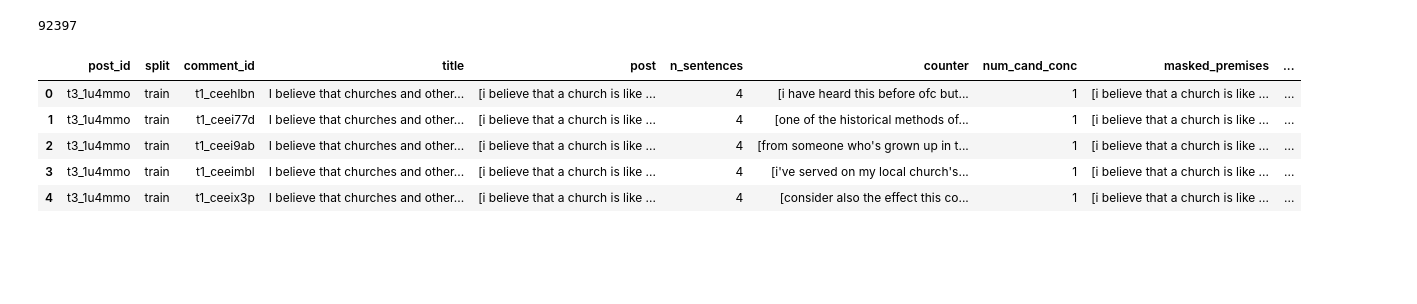
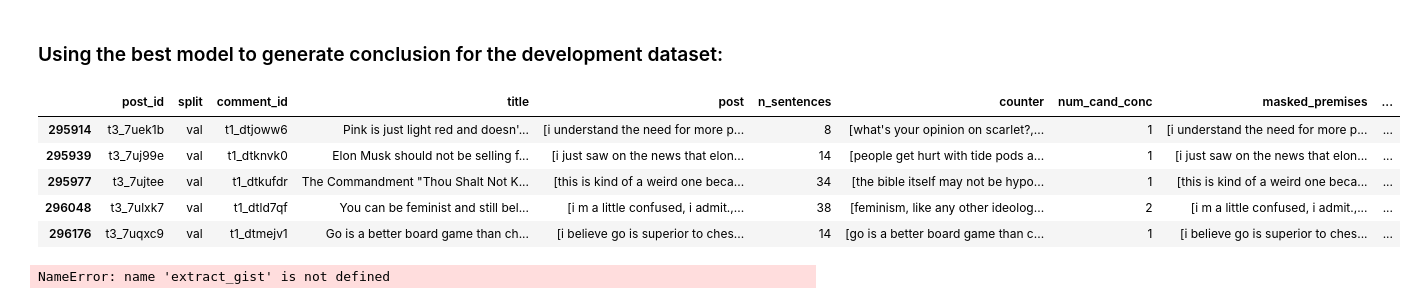
Before and after one commit to webis-de/eacl23-conclusion-based-counter-argument-generation, a Jupyter notebook: notebooks/arglexrank-generate-conclusions.ipynb, the cells around one changed output. Drawn from its saved outputs; the diff is of its cells as text; code cells hidden in the pictures; blank space fills up the shorter version.

```diff
--- a/notebooks/arglexrank-generate-conclusions.ipynb
+++ b/notebooks/arglexrank-generate-conclusions.ipynb
@@ -12 +96,18 @@ pd.set_option('display.max_colwidth', None)
+# %% [markdown]
+### Using the best model to generate conclusion for the development dataset:
+# %%
+valid_df = pd.read_pickle('../../../data-ceph/arguana/arg-generation/multi-taks-counter-argument-generation/reddit_data/conclusion_and_ca_generation/valid_conclusion_comp_remove_75sem_perc_with_targets.pkl')
+unique_valid_posts = valid_df.drop_duplicates('post_id')
+unique_valid_posts.head()
+# %% [output]
+|  | post_id | split | comment_id | title | post | n_sentences | counter | num_cand_conc | masked_premises | ... |
+| 295914 | t3_7uek1b | val | t1_dtjoww6 | Pink is just light red and doesn'... | [i understand the need for more p... | 8 | [what's your opinion on scarlet?,... | 1 | [i understand the need for more p... | ... |
+| 295939 | t3_7uj99e | val | t1_dtknvk0 | Elon Musk should not be selling f... | [i just saw on the news that elon... | 14 | [people get hurt with tide pods a... | 1 | [i just saw on the news that elon... | ... |
+| 295977 | t3_7ujtee | val | t1_dtkufdr | The Commandment "Thou Shalt Not K... | [this is kind of a weird one beca... | 34 | [the bible itself may not be hypo... | 1 | [this is kind of a weird one beca... | ... |
+| 296048 | t3_7ulxk7 | val | t1_dtld7qf | You can be feminist and still bel... | [i m a little confused, i admit.,... | 38 | [feminism, like any other ideolog... | 2 | [i m a little confused, i admit.,... | ... |
+| 296176 | t3_7uqxc9 | val | t1_dtmejv1 | Go is a better board game than ch... | [i believe go is superior to ches... | 14 | [go is a better board game than c... | 1 | [i believe go is superior to ches... | ... |
+# %%
+unique_valid_posts['arglex_rank_conclusion'] = unique_valid_posts['masked_premises'].apply(lambda x : extract_gist(model, x, p=0.5))
+# %% [output]
+NameError: name 'extract_gist' is not defined
 # %%
@@ -14,13 +114,0 @@ train_df = pd.read_pickle('../../../data-ceph/arguana/arg-generation/multi-taks-
-# %%
-len(train_df)
-# %% [output]
-92397
-# %%
-train_df.head()
-# %% [output]
-|  | post_id | split | comment_id | title | post | n_sentences | counter | num_cand_conc | masked_premises | ... |
-| 0 | t3_1u4mmo | train | t1_ceehlbn | I believe that churches and other... | [i believe that a church is like ... | 4 | [i have heard this before ofc but... | 1 | [i believe that a church is like ... | ... |
-| 1 | t3_1u4mmo | train | t1_ceei77d | I believe that churches and other... | [i believe that a church is like ... | 4 | [one of the historical methods of... | 1 | [i believe that a church is like ... | ... |
-| 2 | t3_1u4mmo | train | t1_ceei9ab | I believe that churches and other... | [i believe that a church is like ... | 4 | [from someone who's grown up in t... | 1 | [i believe that a church is like ... | ... |
-| 3 | t3_1u4mmo | train | t1_ceeimbl | I believe that churches and other... | [i believe that a church is like ... | 4 | [i've served on my local church's... | 1 | [i believe that a church is like ... | ... |
-| 4 | t3_1u4mmo | train | t1_ceeix3p | I believe that churches and other... | [i believe that a church is like ... | 4 | [consider also the effect this co... | 1 | [i believe that a church is like ... | ... |
```
Also changed, not shown: parts of 20 cells of this notebook, 10 other files.
